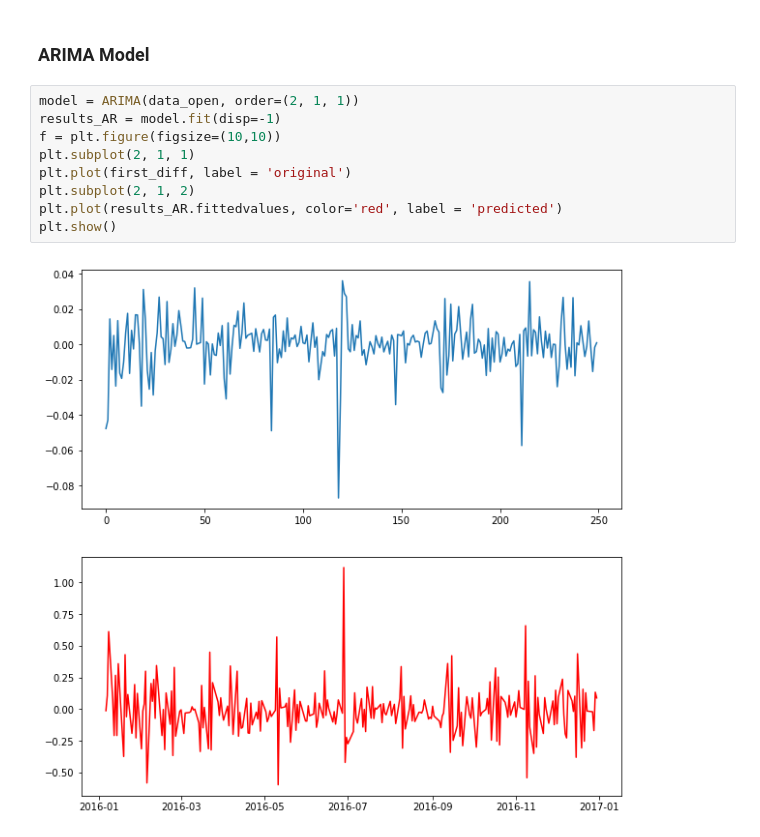
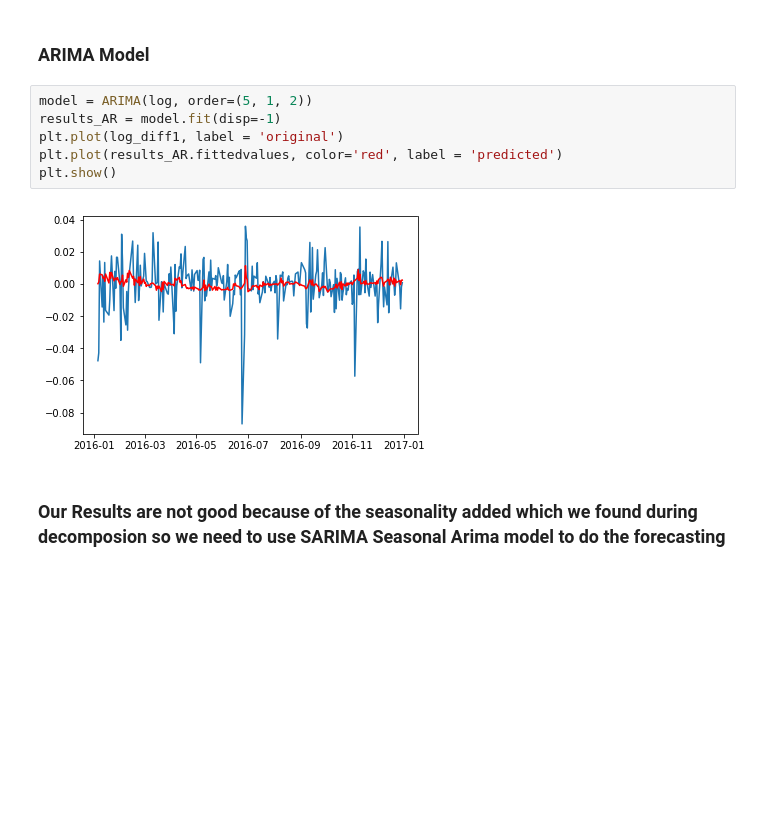
Before and after one commit to garg-sparsh/Stock-Price-Prediction, a Jupyter notebook: Time_Series_Forecasting_for_stock.ipynb, the cells around one changed output. Cells and saved outputs as stored; diff of their text form; blank space fills up the shorter version.

```diff
--- a/Time_Series_Forecasting_for_stock.ipynb
+++ b/Time_Series_Forecasting_for_stock.ipynb
@@ -279,13 +328,12 @@ plt.show()
 # %% [markdown]
 ### ARIMA Model
 # %%
-model = ARIMA(data_open, order=(2, 1, 1))
+model = ARIMA(log, order=(5, 1, 2))
 results_AR = model.fit(disp=-1)
-f = plt.figure(figsize=(10,10))
-plt.subplot(2, 1, 1)
-plt.plot(first_diff, label = 'original')
-plt.subplot(2, 1, 2)
+plt.plot(log_diff1, label = 'original')
 plt.plot(results_AR.fittedvalues, color='red', label = 'predicted')
 plt.show()
 # %% [output]
-[figure, old version]
+[figure, new version]
+# %% [markdown]
+### Our Results are not good because of the seasonality added which we found during decomposion so we need to use SARIMA Seasonal Arima model to do the forecasting
```
Also changed, not shown: parts of 14 cells of this notebook.
